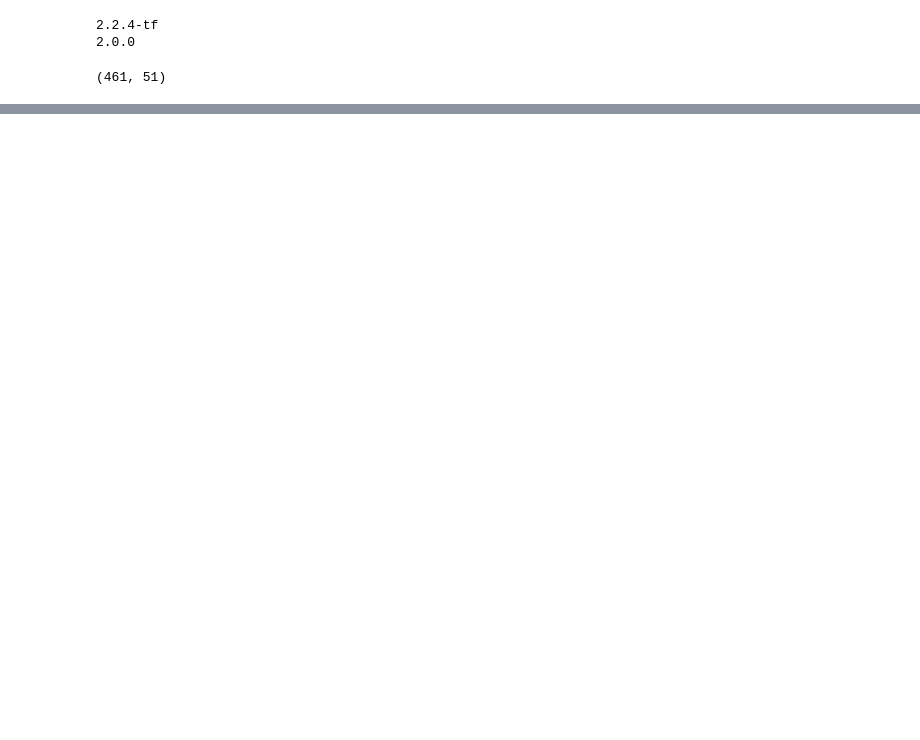
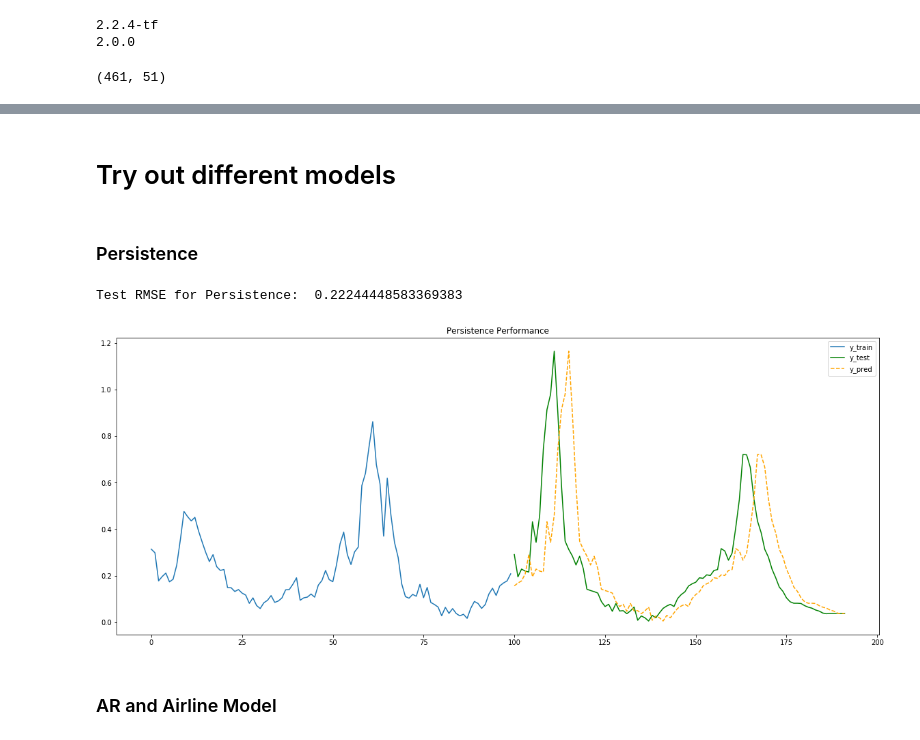
Before and after one commit to FiveSixSenvenEight/109B_flu_prediction, a Jupyter notebook: 02-analysis/01-ZXU.ipynb, the cells around one changed output, grey strips where cells are left out. Saved outputs shown, nothing was run; the diff lists cells and outputs as text; code cells hidden in the pictures; blank space fills up the shorter version.

```diff
--- a/02-analysis/01-ZXU.ipynb
+++ b/02-analysis/01-ZXU.ipynb
@@ -68,18 +51,0 @@ print(df_state_test.shape)
-# %%
-target = 'target'
-y_train = df_state_train[target].values
-y_test = df_state_test[target].values
-
-X_train_predictors = list(df_state_train.columns.difference([target, 'date']))
-X_train_gt_predictors = X_train_predictors + list(gt_columns)
-
-X_train = df_state_train[X_train_predictors].values
-X_test = df_state_test[X_train_predictors].values
-X_train_gt = np.hstack((X_train, df_state_gt_train.values))
-X_test_gt = np.hstack((X_test, df_state_gt_test.values))
-print(X_train.shape, X_test.shape, X_train_gt.shape, X_test_gt.shape)
-
-X_all = np.vstack((X_train, X_test))
-y_all = np.concatenate((y_train, y_test))
-X_all_gt = np.vstack((X_train_gt, X_test_gt))
-print(X_all.shape, X_all_gt.shape, y_all.shape)
@@ -88,0 +148,12 @@ print(X_all.shape, X_all_gt.shape, y_all.shape)
+# %% [markdown]
+# Try out different models
+# %% [markdown]
+### Persistence
+# %%
+# y_train_max = np.max(y_train)
+plot_predictions(y_train, y_test, 'Persistence', X_test_ts)
+# %% [output]
+Test RMSE for Persistence:  0.22244448583369383
+[figure, added]
+# %% [markdown]
+### AR and Airline Model
```
Also changed, not shown: parts of 22 cells of this notebook.
